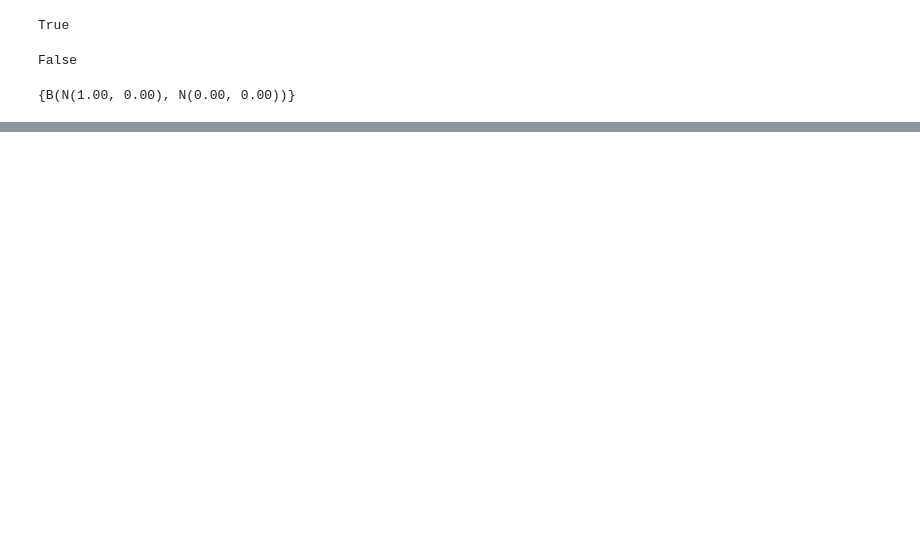
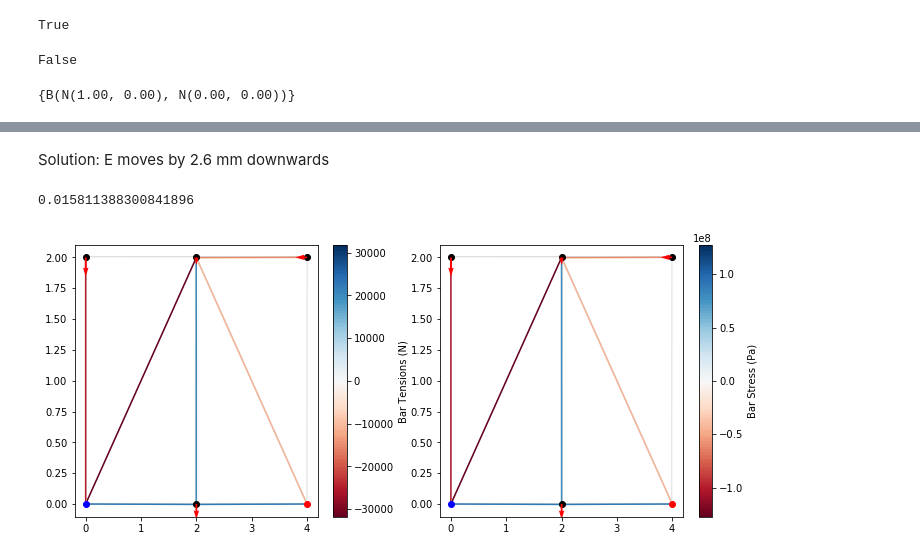
Before and after one commit to dev10110/AVD_Initial_Sizing, a Jupyter notebook: Detailed_Design/truss.ipynb, the cells around one changed output, grey strips where cells are left out. Saved outputs shown, nothing was run; the diff lists cells and outputs as text; code cells hidden in the pictures; blank space fills up the shorter version.

```diff
--- a/Detailed_Design/truss.ipynb
+++ b/Detailed_Design/truss.ipynb
@@ -118,0 +214,41 @@ df_b
+# %% [markdown]
+Solution: E moves by 2.6 mm downwards
+# %%
+l = 2
+nA = Node(0,0, freey=False)
+nB = Node(l, 0)
+nC = Node(2*l,0, freex=False, freey=False)
+nD = Node(2*l, l)
+nE = Node(l, l)
+nF = Node(0, l)
+
+nB.apply_load(0, -20e3)
+nD.apply_load(-15e3, 0)
+nE.apply_load(0, -10e3)
+nF.apply_load(0, -25e3)
+# %%
+#each of the bars have an area of 250 mm^2 , and E = 200 GPa
+# so w = t = np.sqrt(250)*1e-3
+w0 = np.sqrt(250)*1e-3
+E = 200e9;
+bAB = Bar(nA, nB, w=w0, t=w0, E=E)
+bBC = Bar(nB, nC, w=w0, t=w0, E=E)
+bCD = Bar(nC, nD, w=w0, t=w0, E=E)
+bDE = Bar(nD, nE, w=w0, t=w0, E=E)
+bEF = Bar(nE, nF, w=w0, t=w0, E=E)
+bAF = Bar(nA, nF, w=w0, t=w0, E=E)
+bAE = Bar(nA, nE, w=w0, t=w0, E=E)
+bBE = Bar(nB, nE, w=w0, t=w0, E=E)
+bCE = Bar(nC, nE, w=w0, t=w0, E=E)
+bars = [bAB, bBC, bCD, bDE, bEF, bAF, bAE, bBE, bCE]
+# %%
+w0
+# %% [output]
+0.015811388300841896
+# %%
+example2Truss = Truss(bars)
+# %%
+example2Truss.solve()
+example2Truss.plot()
+# %% [output]
+[figure, added]
```
Also changed, not shown: parts of 36 cells of this notebook, 7 other files.
